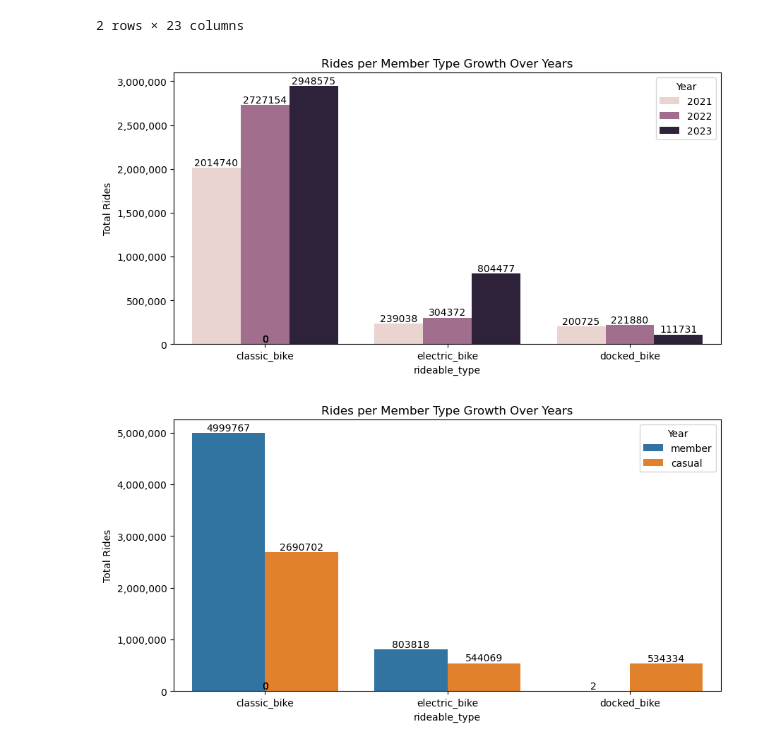
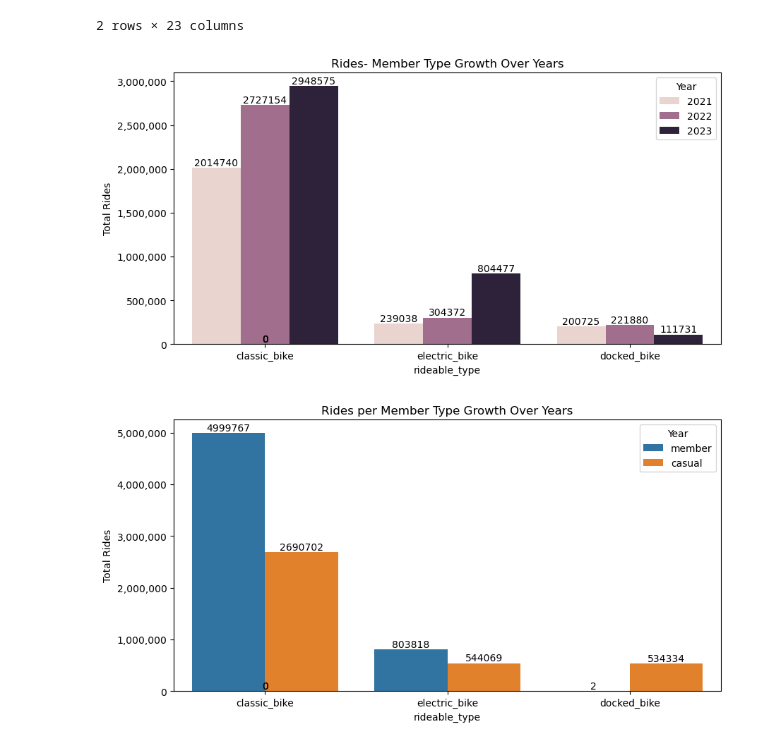
Before and after one commit to Sudha25a/Bike-project-3, a Jupyter notebook: dfF.ipynb, the cells around one changed output. Saved outputs shown, nothing was run; the diff lists cells and outputs as text; code cells hidden in the pictures.

```diff
--- a/dfF.ipynb
+++ b/dfF.ipynb
@@ -179,23 +179,23 @@ df.head(2)
 2 rows × 23 columns
 # %%
 plt.figure(figsize=(10, 5))
-plt.title('Rides per Member Type Growth Over Years')
+plt.title('Rides- Member Type Growth Over Years')
 ax = sns.countplot(data=df, x='rideable_type', hue='year')
 for p in ax.patches:
     height = p.get_height()
     x_position = p.get_x() + p.get_width() / 2
     ax.text(x_position, height + 0.05, f'{int(height)}', ha='center', va='bottom')
 
 plt.xlabel('rideable_type')
 plt.ylabel('Total Rides')
 plt.legend(title='Year', loc='upper right')
 def format_func(value, tick_number):
     return f'{int(value):,}'
 
 plt.gca().yaxis.set_major_formatter(FuncFormatter(format_func))
 plt.show()
 # %% [output]
-[figure, old version]
+[figure, new version]
 # %%
 from matplotlib.ticker import FuncFormatter
 plt.figure(figsize=(10, 5))
```
Also changed, not shown: parts of 29 cells of this notebook, 1 other file.
